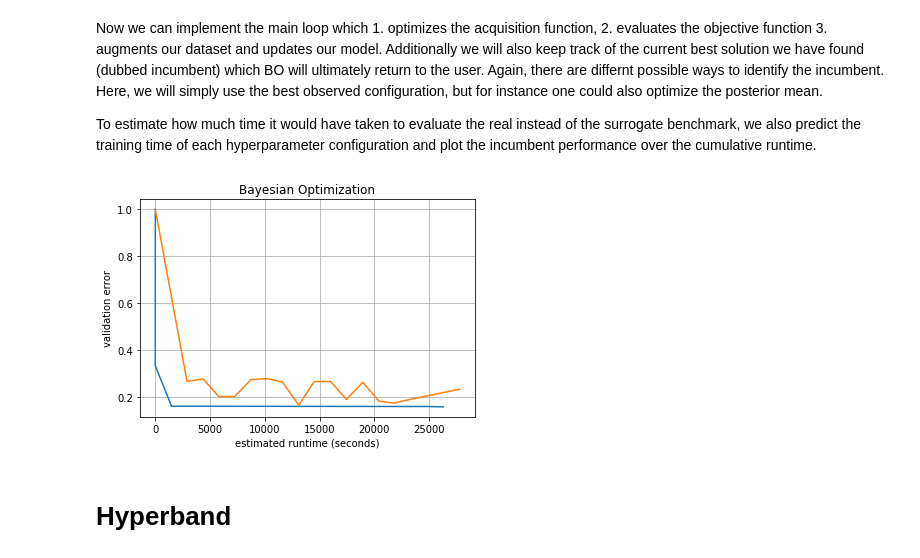
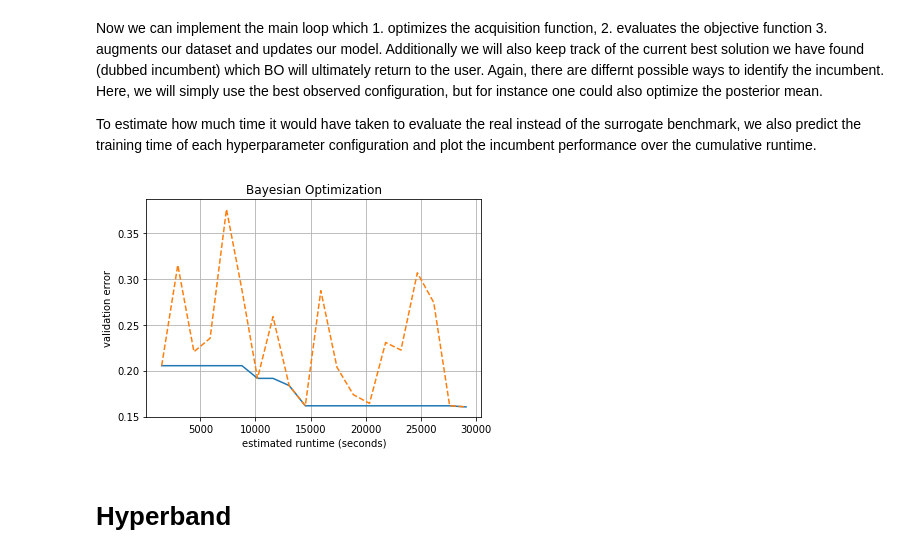
Before and after one commit to mafuchs91/DeepLearningLab1819, a Jupyter notebook: exercise4_CV_ML/exercise4.ipynb, the cells around one changed output. Cells and saved outputs as stored; diff of their text form; code cells hidden in the pictures.

```diff
--- a/exercise4_CV_ML/exercise4.ipynb
+++ b/exercise4_CV_ML/exercise4.ipynb
@@ -136,47 +125,47 @@ To estimate how much time it would have taken to evaluate the real instead of th
 # %%
 n_iters = 20
 
 incumbent_trajectory = []  # keeps track of the incumbent after each iterations
-nonIncumbent_trajectory = []
-incumbent_runtime_trajectory = []   # saves the runtime after each interation
-runtime_trajectory =[]
+runtime_trajectory = []   # saves the runtime after each interation
+alldatapoints_trajectory = []
 t = 0
 current_incumbent = 1
 X_bo = X_init
 Y_bo = Y_init
-nonIncumbent_trajectory.append(current_incumbent)
+
 incumbent_trajectory.append(current_incumbent)
 runtime_trajectory.append(t)
-incumbent_runtime_trajectory.append(t)
+alldatapoints_trajectory.append(1)
 for i in range(n_iters):
     # TODO: optimize acquisition function
     x_new, _ = optimizer.optimize(ei)
-    # TODO: evaluate objective function and estimate the training time
+    # TODO: evaluate objective function and estimate the
+    # training time
     y_new = objective_function(x_new[0])
     t_new = runtime(x_new[0])
     # TODO: augment data with new observations and update the model
     X_bo = np.append(X_bo, x_new, axis=0)
     Y_bo = np.append(Y_bo, y_new.reshape([1,1]), axis=0)
     kernel = GPy.kern.Matern52(X_init.shape[1], ARD=True)
     gp = GPyModelWrapper(GPy.models.GPRegression(X_bo, Y_bo, kernel, noise_var=1e-10))
     ei = ExpectedImprovement(gp)
     # TODO: bookkeeping of the incumbent and the runtime
-    if y_new < incumbent_trajectory[-1]:
+    t = t + t_new
+    alldatapoints_trajectory.append(y_new)
+    runtime_trajectory.append(t)
+    if y_new < min(incumbent_trajectory):
         incumbent_trajectory.append(y_new)
-        incumbent_runtime_trajectory.append(t)
     else:
-        nonIncumbent_trajectory.append(y_new)
-        runtime_trajectory.append(t)
-    t = t + t_new
-plt.plot(incumbent_runtime_trajectory, incumbent_trajectory)
-plt.plot(runtime_trajectory, nonIncumbent_trajectory)
+        incumbent_trajectory.append(min(incumbent_trajectory))
+plt.plot(runtime_trajectory[1:], incumbent_trajectory[1:])
+plt.plot(runtime_trajectory[1:], alldatapoints_trajectory[1:], '--')
 plt.xlabel("estimated runtime (seconds)")
 plt.ylabel("validation error")
 plt.grid(True)
 plt.title("Bayesian Optimization")
 plt.show()
 # %% [output]
-[figure, old version]
+[figure, new version]
 # %% [markdown]
 # Hyperband
 # %% [markdown]
```
Also changed, not shown: parts of 6 cells of this notebook.
